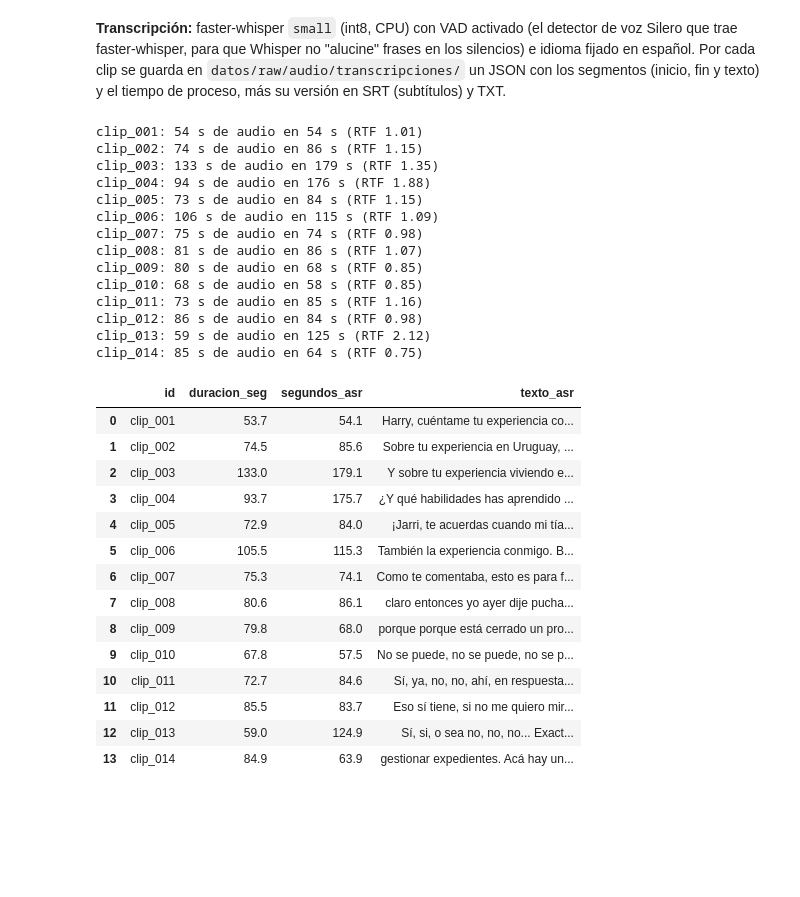
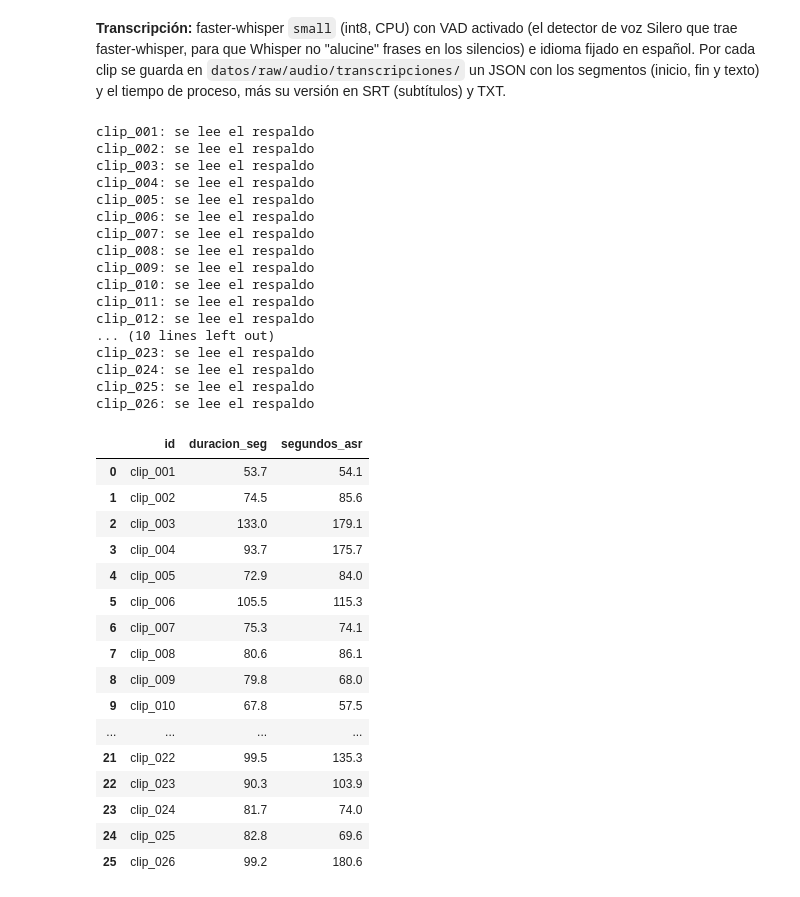
Before and after one commit to Clandra91/Python_intermedio, a Jupyter notebook: tarea_2/01_extraccion.ipynb, the cells around one changed output. Saved outputs shown, nothing was run; the diff lists cells and outputs as text; code cells hidden in the pictures; blank space fills up the shorter version.

Commit message:
#4 asr: 26 clips (37 min), diarización y seudonimización

```diff
--- a/tarea_2/01_extraccion.ipynb
+++ b/tarea_2/01_extraccion.ipynb
@@ -178,6 +179,7 @@ ORIGINALES = {
     "Grabación estándar 5.mp3": 1,
     "Grabación estándar 6.mp3": 1,
     "conversacion_trabajo.mp3": 8,
+    "conversacion_familia.mp3": 12,
 }
 
 def punto_de_corte(audio, segundo, ventana=10):
@@ -262,45 +266,50 @@ for fila in clips.itertuples():
     (CARPETA_ASR / f"{fila.id}.txt").write_text(" ".join(s["texto"] for s in segmentos), encoding="utf-8")
     print(f"{fila.id}: {fila.duracion_seg:.0f} s de audio en {segundos:.0f} s (RTF {segundos / fila.duracion_seg:.2f})")
 # %% [output]
-clip_001: 54 s de audio en 54 s (RTF 1.01)
-clip_002: 74 s de audio en 86 s (RTF 1.15)
-clip_003: 133 s de audio en 179 s (RTF 1.35)
-clip_004: 94 s de audio en 176 s (RTF 1.88)
-clip_005: 73 s de audio en 84 s (RTF 1.15)
-clip_006: 106 s de audio en 115 s (RTF 1.09)
-clip_007: 75 s de audio en 74 s (RTF 0.98)
-clip_008: 81 s de audio en 86 s (RTF 1.07)
-clip_009: 80 s de audio en 68 s (RTF 0.85)
-clip_010: 68 s de audio en 58 s (RTF 0.85)
-clip_011: 73 s de audio en 85 s (RTF 1.16)
-clip_012: 86 s de audio en 84 s (RTF 0.98)
-clip_013: 59 s de audio en 125 s (RTF 2.12)
-clip_014: 85 s de audio en 64 s (RTF 0.75)
+clip_001: se lee el respaldo
+clip_002: se lee el respaldo
+clip_003: se lee el respaldo
+clip_004: se lee el respaldo
+clip_005: se lee el respaldo
+clip_006: se lee el respaldo
+clip_007: se lee el respaldo
+clip_008: se lee el respaldo
+clip_009: se lee el respaldo
+clip_010: se lee el respaldo
+clip_011: se lee el respaldo
+clip_012: se lee el respaldo
+... (10 lines left out)
+clip_023: se lee el respaldo
+clip_024: se lee el respaldo
+clip_025: se lee el respaldo
+clip_026: se lee el respaldo
 # %%
 # Se leen los respaldos y se agregan a la tabla de clips el idioma, el texto y el tiempo de proceso
 def leer_respaldo(id_clip):
     with open(CARPETA_ASR / f"{id_clip}.json", encoding="utf-8") as f:
         return json.load(f)
 
 respaldos = [leer_respaldo(i) for i in clips["id"]]
 clips["idioma"] = [r["idioma"] for r in respaldos]
 clips["texto_asr"] = [" ".join(s["texto"] for s in r["segmentos"]) for r in respaldos]
 clips["segundos_asr"] = [r["segundos_proceso"] for r in respaldos]
 clips["modelo_asr"] = "faster-whisper 1.2.1 small (int8, CPU, VAD activado, idioma es)"
-clips[["id", "duracion_seg", "segundos_asr", "texto_asr"]]
+clips[["id", "duracion_seg", "segundos_asr"]]
 # %% [output]
-|  | id | duracion_seg | segundos_asr | texto_asr |
-| 0 | clip_001 | 53.7 | 54.1 | Harry, cuéntame tu experiencia co... |
-| 1 | clip_002 | 74.5 | 85.6 | Sobre tu experiencia en Uruguay, ... |
-| 2 | clip_003 | 133.0 | 179.1 | Y sobre tu experiencia viviendo e... |
-| 3 | clip_004 | 93.7 | 175.7 | ¿Y qué habilidades has aprendido ... |
-| 4 | clip_005 | 72.9 | 84.0 | ¡Jarri, te acuerdas cuando mi tía... |
-| 5 | clip_006 | 105.5 | 115.3 | También la experiencia conmigo. B... |
-| 6 | clip_007 | 75.3 | 74.1 | Como te comentaba, esto es para f... |
-| 7 | clip_008 | 80.6 | 86.1 | claro entonces yo ayer dije pucha... |
-| 8 | clip_009 | 79.8 | 68.0 | porque porque está cerrado un pro... |
-| 9 | clip_010 | 67.8 | 57.5 | No se puede, no se puede, no se p... |
-| 10 | clip_011 | 72.7 | 84.6 | Sí, ya, no, no, ahí, en respuesta... |
-| 11 | clip_012 | 85.5 | 83.7 | Eso sí tiene, si no me quiero mir... |
-| 12 | clip_013 | 59.0 | 124.9 | Sí, si, o sea no, no, no... Exact... |
-| 13 | clip_014 | 84.9 | 63.9 | gestionar expedientes. Acá hay un... |
+|  | id | duracion_seg | segundos_asr |
+| 0 | clip_001 | 53.7 | 54.1 |
+| 1 | clip_002 | 74.5 | 85.6 |
+| 2 | clip_003 | 133.0 | 179.1 |
+| 3 | clip_004 | 93.7 | 175.7 |
+| 4 | clip_005 | 72.9 | 84.0 |
+| 5 | clip_006 | 105.5 | 115.3 |
+| 6 | clip_007 | 75.3 | 74.1 |
+| 7 | clip_008 | 80.6 | 86.1 |
+| 8 | clip_009 | 79.8 | 68.0 |
+| 9 | clip_010 | 67.8 | 57.5 |
+| ... | ... | ... | ... |
+| 21 | clip_022 | 99.5 | 135.3 |
+| 22 | clip_023 | 90.3 | 103.9 |
+| 23 | clip_024 | 81.7 | 74.0 |
+| 24 | clip_025 | 82.8 | 69.6 |
+| 25 | clip_026 | 99.2 | 180.6 |
```
Also changed, not shown: parts of 11 cells of this notebook, 2 other files.
